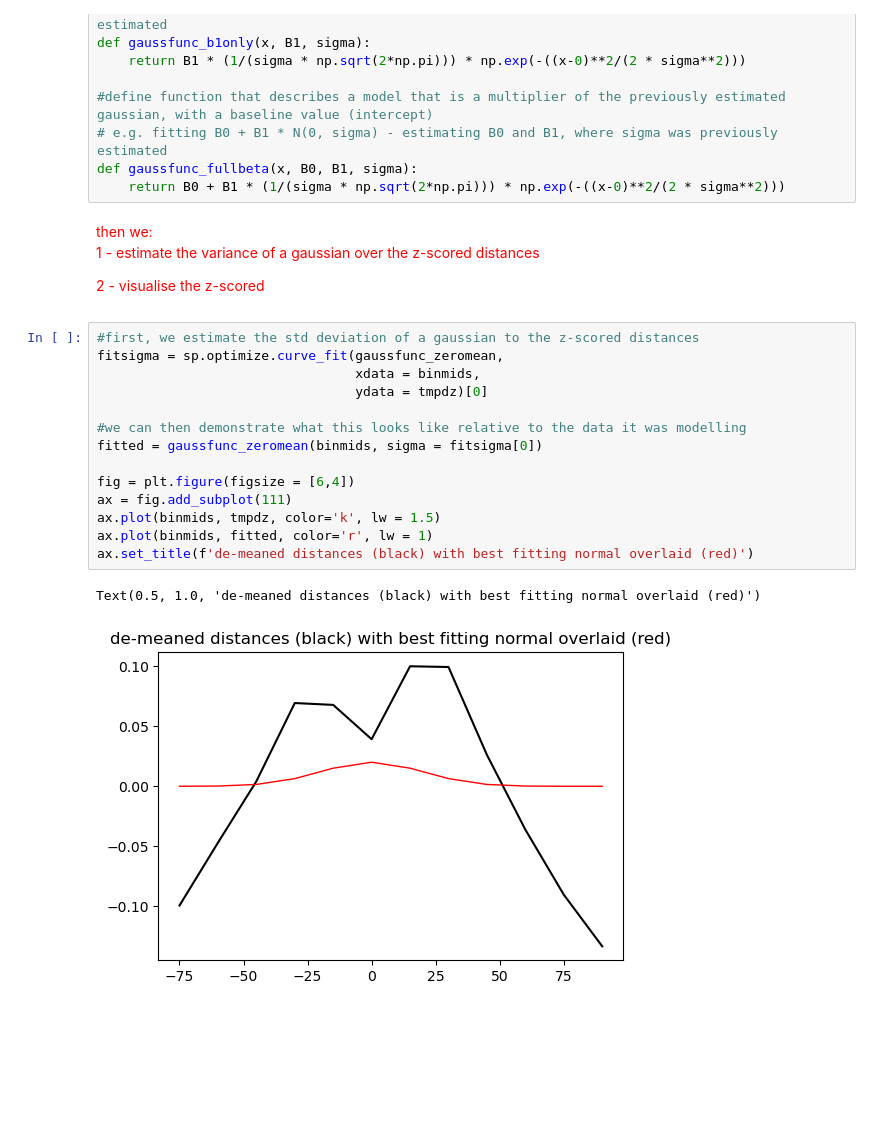
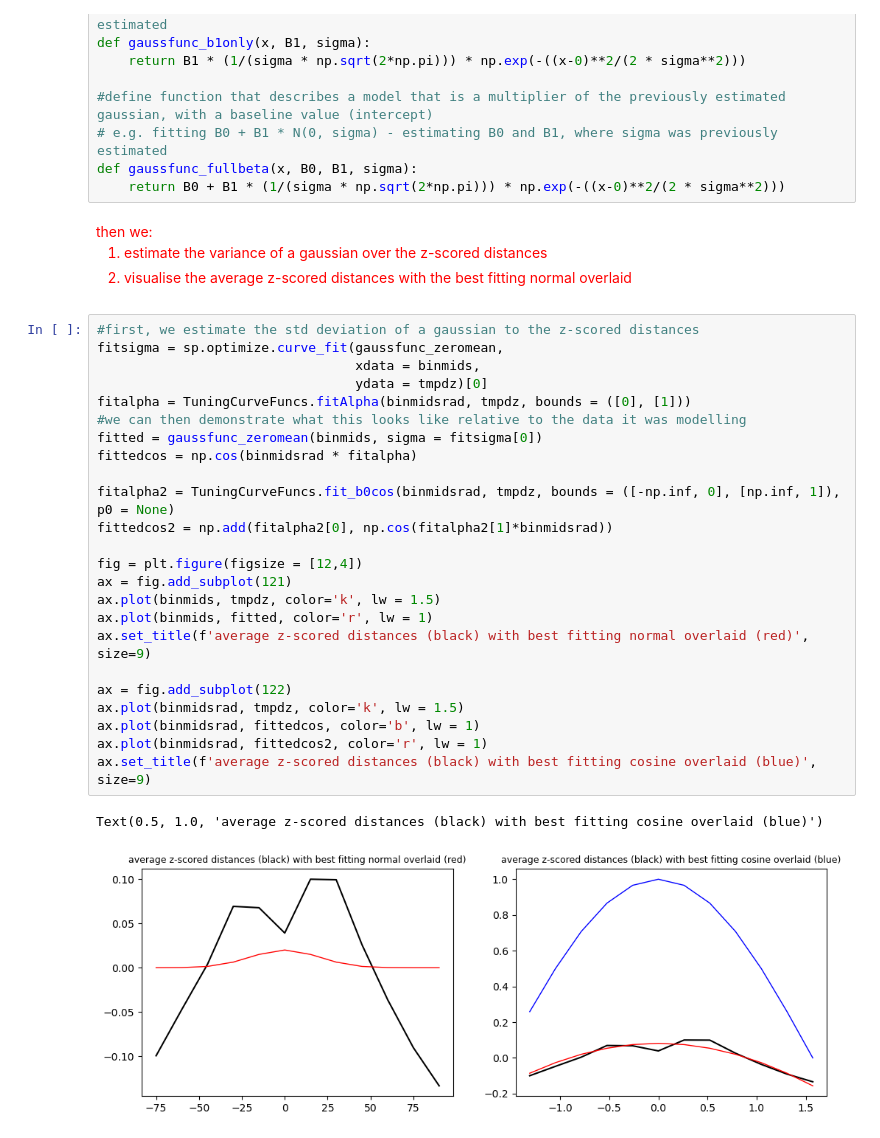
Before and after one commit to schekroud/tuningcurves, a Jupyter notebook: analysis/gaussian_model_help.ipynb, the cells around one changed output. Drawn from its saved outputs; the diff is of its cells as text; blank space fills up the shorter version.

```diff
--- a/analysis/gaussian_model_help.ipynb
+++ b/analysis/gaussian_model_help.ipynb
@@ -126,26 +126,35 @@ def gaussfunc_fullbeta(x, B0, B1, sigma):
 <font color='red'>
 then we:
 
-1 - estimate the variance of a gaussian over the z-scored distances
-
-2 - visualise the z-scored
+1. estimate the variance of a gaussian over the z-scored distances
+2. visualise the average z-scored distances with the best fitting normal overlaid
 # %%
 #first, we estimate the std deviation of a gaussian to the z-scored distances
 fitsigma = sp.optimize.curve_fit(gaussfunc_zeromean,
                                  xdata = binmids,
                                  ydata = tmpdz)[0]
-
+fitalpha = TuningCurveFuncs.fitAlpha(binmidsrad, tmpdz, bounds = ([0], [1]))
 #we can then demonstrate what this looks like relative to the data it was modelling
 fitted = gaussfunc_zeromean(binmids, sigma = fitsigma[0])
+fittedcos = np.cos(binmidsrad * fitalpha)
 
-fig = plt.figure(figsize = [6,4])
-ax = fig.add_subplot(111)
+fitalpha2 = TuningCurveFuncs.fit_b0cos(binmidsrad, tmpdz, bounds = ([-np.inf, 0], [np.inf, 1]), p0 = None)
+fittedcos2 = np.add(fitalpha2[0], np.cos(fitalpha2[1]*binmidsrad))
+
+fig = plt.figure(figsize = [12,4])
+ax = fig.add_subplot(121)
 ax.plot(binmids, tmpdz, color='k', lw = 1.5)
 ax.plot(binmids, fitted, color='r', lw = 1)
-ax.set_title(f'de-meaned distances (black) with best fitting normal overlaid (red)')
+ax.set_title(f'average z-scored distances (black) with best fitting normal overlaid (red)', size=9)
+
+ax = fig.add_subplot(122)
+ax.plot(binmidsrad, tmpdz, color='k', lw = 1.5)
+ax.plot(binmidsrad, fittedcos, color='b', lw = 1)
+ax.plot(binmidsrad, fittedcos2, color='r', lw = 1)
+ax.set_title(f'average z-scored distances (black) with best fitting cosine overlaid (blue)', size=9)
 # %% [output]
-Text(0.5, 1.0, 'de-meaned distances (black) with best fitting normal overlaid (red)')
+Text(0.5, 1.0, 'average z-scored distances (black) with best fitting cosine overlaid (blue)')
-[figure, old version]
+[figure, new version]
 # %% [markdown]
 <font color='red'>
 
```
Also changed, not shown: parts of 4 cells of this notebook.
